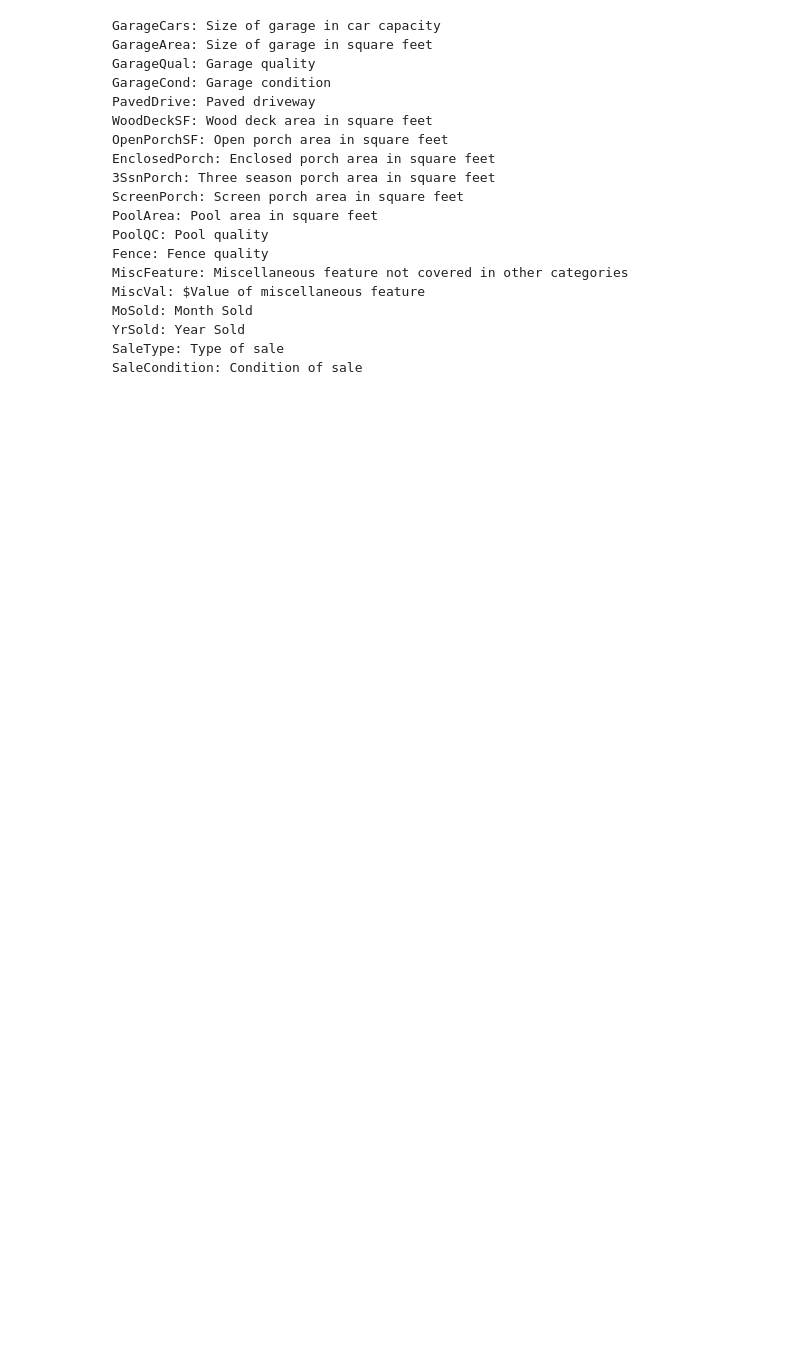
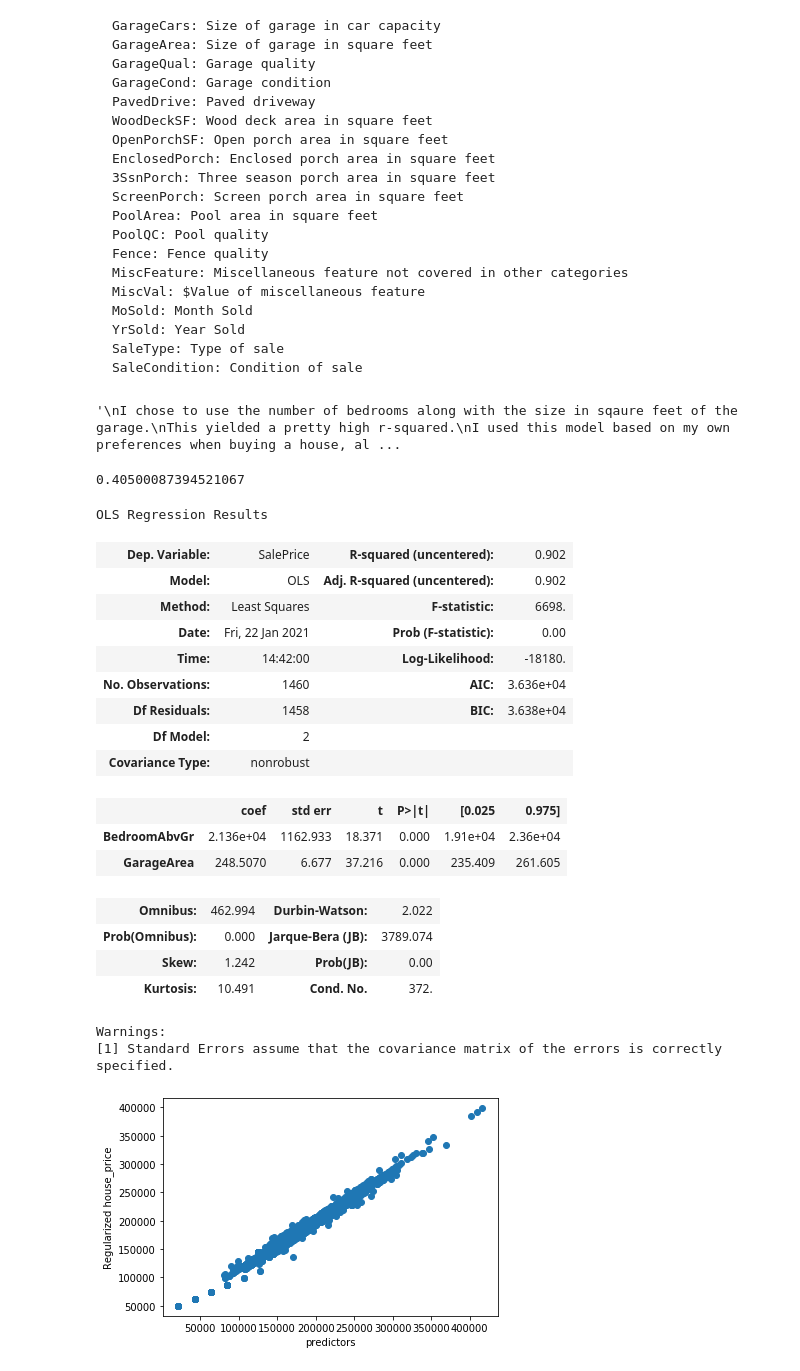
Before and after one commit to cb-ds-1/m3-3-engineering-regression, a Jupyter notebook: workshop.ipynb, the cells around one changed output. Cells and saved outputs as stored; diff of their text form; code cells hidden in the pictures; blank space fills up the shorter version.

Commit message:
Kaleb Workshop 3.3 engineering

```diff
--- a/workshop.ipynb
+++ b/workshop.ipynb
@@ -108,3 +248,64 @@ Here are the features you can use (or engineer into new features!) for your `X`
     YrSold: Year Sold
     SaleType: Type of sale
     SaleCondition: Condition of sale
+# %%
+"""
+I chose to use the number of bedrooms along with the size in sqaure feet of the garage.
+This yielded a pretty high r-squared.
+I used this model based on my own preferences when buying a house, along with some basic info
+off of google.
+"""
+# %% [output]
+'\nI chose to use the number of bedrooms along with the size in sqaure feet of the garage.\nThis yielded a pretty high r-squared.\nI used this model based on my own preferences when buying a house, al ...
+# %%
+dfh = pd.read_csv("/Users/kalebmckenzie/Documents/GitHub/m3-3-engineering-regression/data/house_price.csv")
+# %%
+from sklearn.linear_model import Ridge
+from sklearn.metrics import r2_score
+from sklearn.linear_model import LogisticRegression
+import scipy
+
+
+
+house_x = dfh[['BedroomAbvGr','GarageArea']]
+house_y = dfh['SalePrice']
+logreg = LogisticRegression()
+
+
+house_model1 = sm.OLS(house_y,house_x).fit(alpha = 0.5)
+house_prediction1 = house_model1.predict(house_x)
+clf = Ridge(alpha=1.0)
+clf.fit(house_x, house_y)
+y_pred_regularized = clf.predict(house_x)
+house_prediction_reg = house_model1.predict(house_x)
+r2 = r2_score(house_y,y_pred_regularized)
+print(r2)
+
+
+plt.scatter(house_prediction1, y_pred_regularized)
+
+plt.xlabel("predictors")
+plt.ylabel("Regularized house_price")
+house_model1.summary()
+# %% [output]
+0.40500087394521067
+OLS Regression Results
+| Dep. Variable: | SalePrice | R-squared (uncentered): | 0.902 |
+| Model: | OLS | Adj. R-squared (uncentered): | 0.902 |
+| Method: | Least Squares | F-statistic: | 6698. |
+| Date: | Fri, 22 Jan 2021 | Prob (F-statistic): | 0.00 |
+| Time: | 14:42:00 | Log-Likelihood: | -18180. |
+| No. Observations: | 1460 | AIC: | 3.636e+04 |
+| Df Residuals: | 1458 | BIC: | 3.638e+04 |
+| Df Model: | 2 |  |  |
+| Covariance Type: | nonrobust |  |  |
+|  | coef | std err | t | P>|t| | [0.025 | 0.975] |
+| BedroomAbvGr | 2.136e+04 | 1162.933 | 18.371 | 0.000 | 1.91e+04 | 2.36e+04 |
+| GarageArea | 248.5070 | 6.677 | 37.216 | 0.000 | 235.409 | 261.605 |
+| Omnibus: | 462.994 | Durbin-Watson: | 2.022 |
+| Prob(Omnibus): | 0.000 | Jarque-Bera (JB): | 3789.074 |
+| Skew: | 1.242 | Prob(JB): | 0.00 |
+| Kurtosis: | 10.491 | Cond. No. | 372. |
+Warnings:
+[1] Standard Errors assume that the covariance matrix of the errors is correctly specified.
+[figure, added]
```
Also changed, not shown: parts of 7 cells of this notebook.
